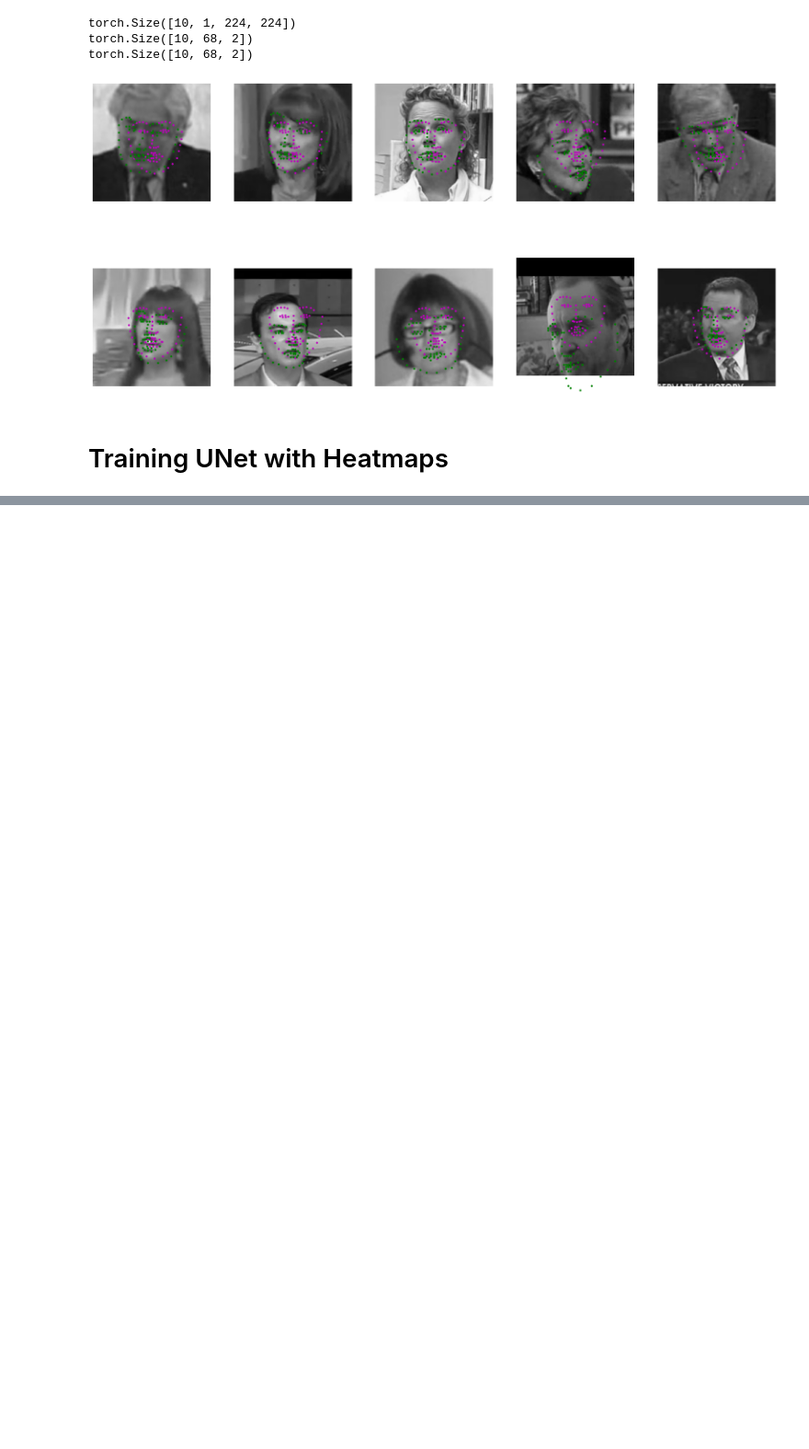
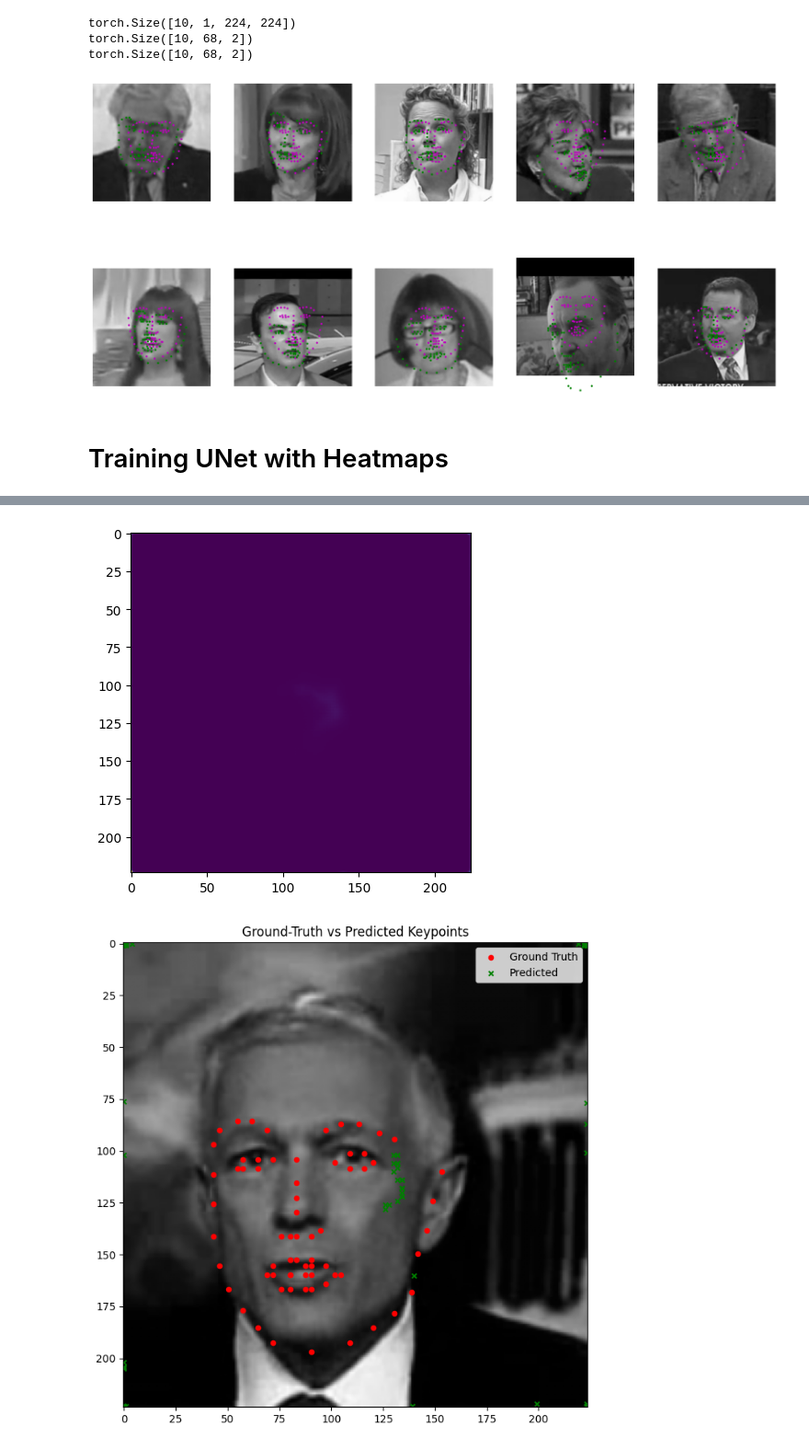
Before and after one commit to LIYunzhe1408/Facial-Keypoint-Detection, a Jupyter notebook: hw3.ipynb, the cells around one changed output, grey strips where cells are left out. Shown at 92% size. Drawn from its saved outputs; the diff is of its cells as text; code cells hidden in the pictures; blank space fills up the shorter version.

```diff
--- a/hw3.ipynb
+++ b/hw3.ipynb
@@ -1416,0 +1269,77 @@ Epoch 5/10 | Train Loss: 0.0931 | Val Loss: 0.0833
+# %%
+import torch
+import numpy as np
+import matplotlib.pyplot as plt
+
+# 1) Load the trained model
+device = "cuda" if torch.cuda.is_available() else "cpu"
+model = UnconditionalUNet(
+    in_channels=1,
+    num_hiddens=128
+)
+model.load_state_dict(torch.load("./models/unet_best.pth"))
+model.to(device)
+model.eval()
+
+with torch.no_grad():
+    for i, sample in enumerate(test_loader):
+        # 2) Move input images to GPU (if available)
+        images_gpu = sample['image'].to(device)      # Shape [B, 1, 224, 224]
+
+        # 3) Run inference -> predicted heatmaps
+        pred_heatmaps = model(images_gpu)            # Shape [B, K, 224, 224]
+        # print(pred_heatmaps[0][0].sum())
+        heatmaps = pred_heatmaps[0].sum(dim=0, keepdim=True)
+        plt.imshow(heatmaps.cpu().numpy().transpose(1, 2, 0))
+
+        # Ground-truth keypoints (still on CPU)
+        # Shape [B, K, 2], might be normalized or partially scaled
+        gt_keypoints = sample['keypoints']
+
+        # We'll visualize the first image in this batch
+        b = 0
+
+        # -- Prepare the raw image for plotting --
+        image_np = sample['image'][b].numpy().transpose(1, 2, 0)  # shape (224, 224, 1)
+        image_np = image_np.squeeze()  # -> shape (224, 224)
+
+        # -- Ground-Truth Keypoints --
+        # If your dataset keypoints are in some normalized form, apply the same
+        # scaling/shift you used in your original snippet (*50 + 100).
+        gt_kps = gt_keypoints[b].numpy()  # shape [K, 2]
+        gt_x = gt_kps[:, 0] * 50 + 100
+        gt_y = gt_kps[:, 1] * 50 + 100
+
+        # -- Predicted Keypoints (Argmax in each heatmap) --
+        pred_kps = []
+        heatmaps_b = pred_heatmaps[b]  # shape [K, 224, 224]
+        K = heatmaps_b.shape[0]
+
+        for k in range(K):
+
+            max_val = heatmaps_b[k].max()
+            flat_idx = torch.argmax(heatmaps_b[k])
+            row = flat_idx // 224
+            col = flat_idx % 224
+            print("max index:", (row.item(), col.item()))
+            pred_kps.append([col.item(), row.item()])
+
+        pred_kps = np.array(pred_kps)  # shape [K, 2]
+        print((pred_kps[2]))
+
+        # -- Visualization --
+        plt.figure(figsize=(8, 8))
+        plt.imshow(image_np, cmap="gray")
+
+        # Plot ground-truth keypoints (red)
+        plt.scatter(gt_x, gt_y, c='r', s=20, label='Ground Truth')
+        # Plot predicted keypoints (green 'x')
+        plt.scatter(pred_kps[:, 0], pred_kps[:, 1], c='g', marker='x', s=20, label='Predicted')
+
+        plt.title("Ground-Truth vs Predicted Keypoints")
+        plt.legend()
+        plt.show()
+
+        # Stop after visualizing the first batch
+        break
+# %% [output]
@@ -1416,0 +1363,2 @@ Epoch 5/10 | Train Loss: 0.0931 | Val Loss: 0.0833
+[figure, added]
+[figure, added]
```
Also changed, not shown: parts of 10 cells of this notebook.
